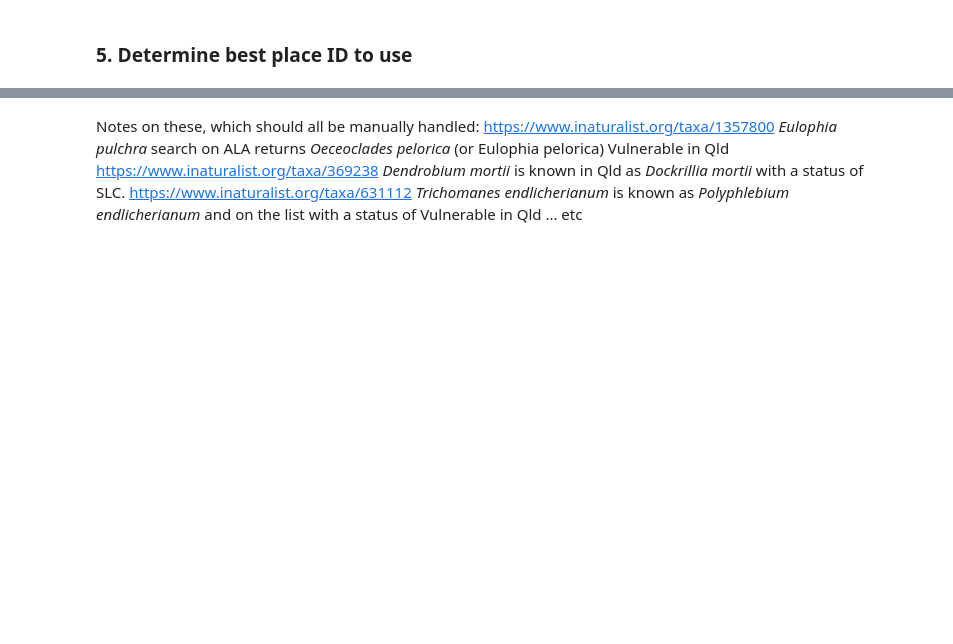
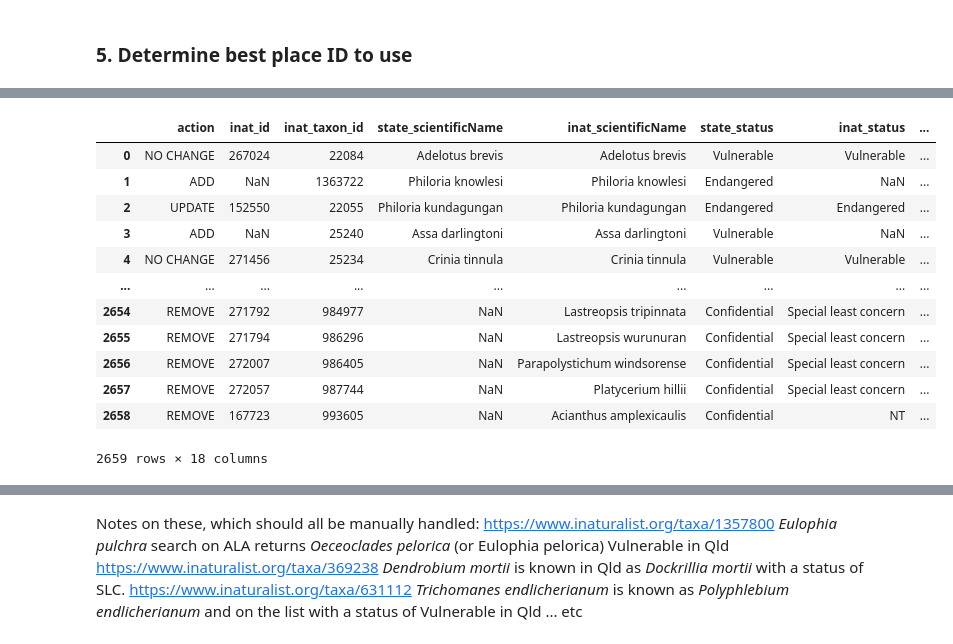
Before and after one commit to AtlasOfLivingAustralia/inaturalist-statuses, a Jupyter notebook: notebooks/qld.ipynb, the cells around one changed output, grey strips where cells are left out. Saved outputs shown, nothing was run; the diff lists cells and outputs as text; code cells hidden in the pictures; blank space fills up the shorter version.

```diff
--- a/notebooks/qld.ipynb
+++ b/notebooks/qld.ipynb
@@ -320,0 +193,51 @@ mergedstatuses[mergedstatuses['status_id'].notnull()][['scientificName','status'
+# %%
+
+# add extra fields
+# add some extra fields
+mergedstatuses['place_id'] = str(place_id)
+mergedstatuses['username'] = 'peggydnew'
+mergedstatuses['description'] = "Todo"
+mergedstatuses['state_url'] = "https://apps.des.qld.gov.au/species-search/details/?id=" + mergedstatuses['state_WildNetTaxonID'].astype(str)
+mergedstatuses['state_iucn_equivalent'] = mergedstatuses['state_status'].map(iucnStatusMappings).fillna('30') # map to dictionary, Vulnerable default
+mergedstatuses['state_status'] = mergedstatuses['state_status'].fillna('Confidential')
+mergedstatuses['state_geoprivacy'] = mergedstatuses['state_geoprivacy'].fillna('open')
+mergedstatuses['inat_taxon_id'] = mergedstatuses['inat_taxon_id_y'].fillna(mergedstatuses['inat_taxon_id_x'])
+mergedstatuses['inat_scientificName'] = mergedstatuses['inat_scientificName'].fillna(mergedstatuses['inat_taxon_name'])
+confidentialmsg = "Listed as Confidential - refer to https://www.data.qld.gov.au/dataset/queensland-confidential-species"
+mergedstatuses['description'] = mergedstatuses.apply(lambda x: confidentialmsg if x['state_geoprivacy'] == "obscured" else "", axis=1)
+
+# UPDATE: inat status and state status both exist
+# REMOVE: inat status exists, state status does not
+# ADD: state status exists, inat status does not (matching taxon)
+# NO MATCH: state status exists, inat taxa not found
+mergedstatuses['action'] = 'na'
+mergedstatuses.loc[mergedstatuses['inat_id'].notnull() & mergedstatuses['state_scientificName'].notnull(), 'action'] = "UPDATE"
+mergedstatuses.loc[mergedstatuses['inat_id'].notnull() & mergedstatuses['state_scientificName'].isnull(), 'action'] = "REMOVE"
+mergedstatuses.loc[mergedstatuses['inat_id'].isnull() & mergedstatuses['inat_taxon_id'].notnull(), 'action'] = "ADD"
+mergedstatuses.loc[mergedstatuses['inat_id'].isnull() & mergedstatuses['inat_taxon_id'].isnull(), 'action'] = "NO MATCH"
+
+# only update those with different values
+mergedstatuses['action'] = mergedstatuses.apply(lambda x: "NO CHANGE" if (x['action'] == "UPDATE") & ((x['state_status'] == x['inat_status']) & (x['state_geoprivacy'] == x['inat_geoprivacy'] ) & (x['state_geoprivacy'] == x['inat_geoprivacy']) & (x['state_iucn_equivalent'] == x['inat_iucn'])) else x['action'], axis=1)
+
+# display
+mergedstatusesprintfriendly = mergedstatuses[['action','inat_id','inat_taxon_id','state_scientificName','inat_scientificName', 'state_status','inat_status','state_geoprivacy','inat_geoprivacy','state_iucn_equivalent','inat_iucn','state_authority','inat_authority','state_url','inat_url','inat_description','inat_place_display_name','inat_current_synonymous_taxon_ids']]
+
+#mergedstatuses['new_iucn_equivalent'] = mergedstatuses['status'].str.lower().str.strip().map(iucnStatusMappings).fillna('Vulnerable') # map to dictionary
+#mergedstatuses['new_status'] = mergedstatuses['status'].fillna('Confidential')
+#mergedstatuses['new_description'] = "Listed as Confidential - refer to https://www.data.qld.gov.au/dataset/queensland-confidential-species"
+# %%
+mergedstatusesprintfriendly
+# %% [output]
+|  | action | inat_id | inat_taxon_id | state_scientificName | inat_scientificName | state_status | inat_status | ... |
+| 0 | NO CHANGE | 267024 | 22084 | Adelotus brevis | Adelotus brevis | Vulnerable | Vulnerable | ... |
+| 1 | ADD | NaN | 1363722 | Philoria knowlesi | Philoria knowlesi | Endangered | NaN | ... |
+| 2 | UPDATE | 152550 | 22055 | Philoria kundagungan | Philoria kundagungan | Endangered | Endangered | ... |
+| 3 | ADD | NaN | 25240 | Assa darlingtoni | Assa darlingtoni | Vulnerable | NaN | ... |
+| 4 | NO CHANGE | 271456 | 25234 | Crinia tinnula | Crinia tinnula | Vulnerable | Vulnerable | ... |
+| ... | ... | ... | ... | ... | ... | ... | ... | ... |
+| 2654 | REMOVE | 271792 | 984977 | NaN | Lastreopsis tripinnata | Confidential | Special least concern | ... |
+| 2655 | REMOVE | 271794 | 986296 | NaN | Lastreopsis wurunuran | Confidential | Special least concern | ... |
+| 2656 | REMOVE | 272007 | 986405 | NaN | Parapolystichum windsorense | Confidential | Special least concern | ... |
+| 2657 | REMOVE | 272057 | 987744 | NaN | Platycerium hillii | Confidential | Special least concern | ... |
+| 2658 | REMOVE | 167723 | 993605 | NaN | Acianthus amplexicaulis | Confidential | NT | ... |
+2659 rows × 18 columns
```
Also changed, not shown: parts of 48 cells of this notebook, 4 other files.
